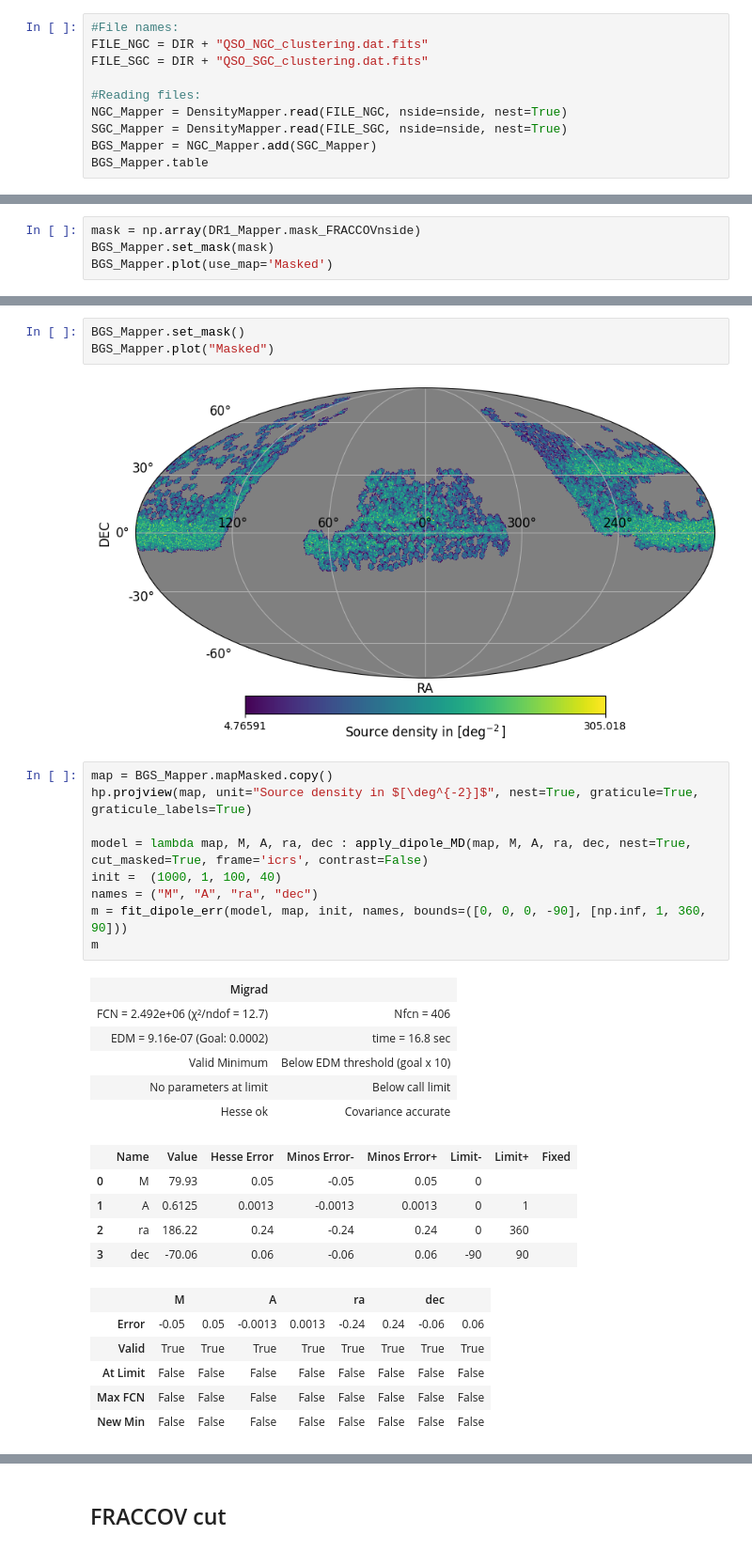
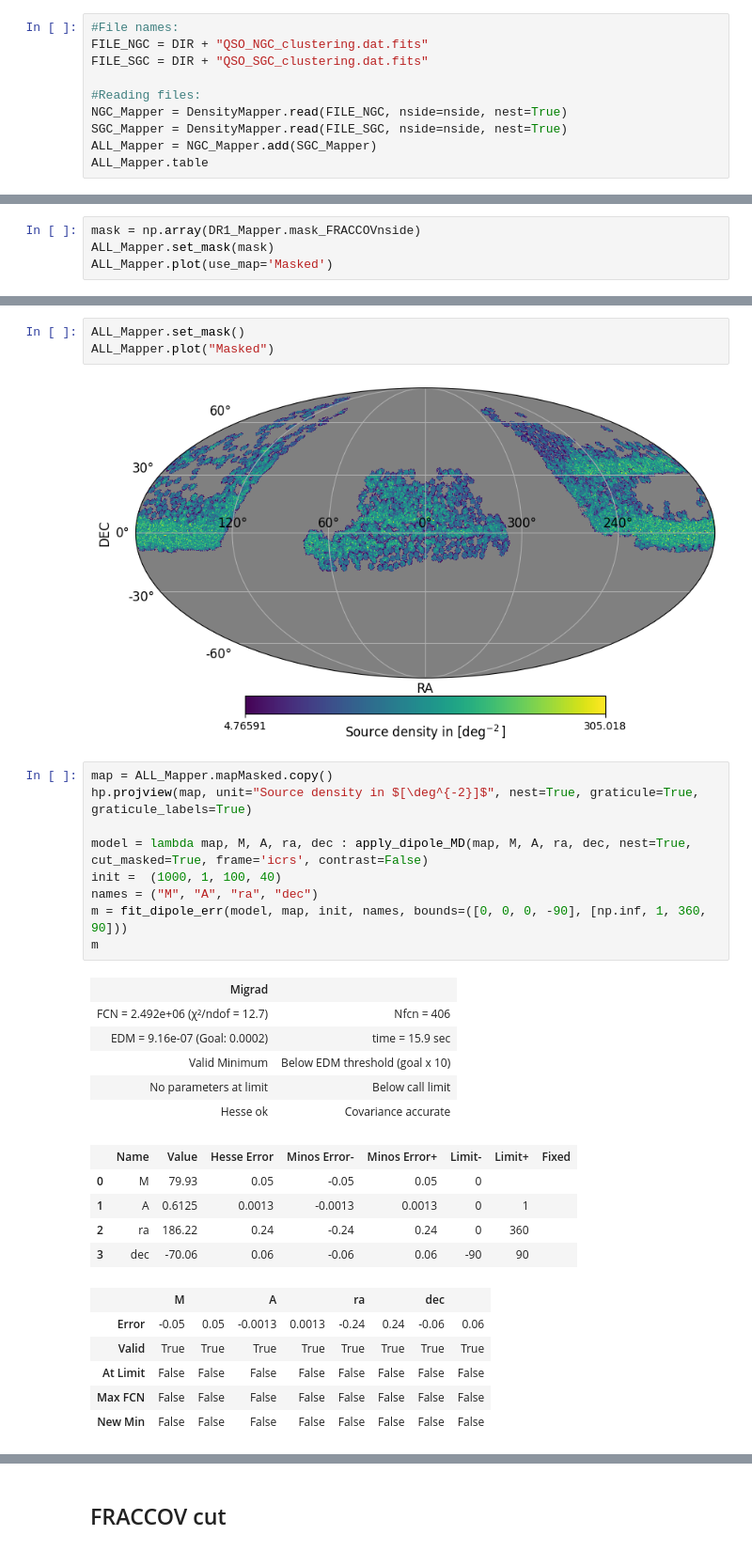
Before and after one commit to johannct/M2_Stage_Code, a Jupyter notebook: DESI QSO FRACCOV.ipynb, the cells around one changed output, grey strips where cells are left out. Shown at 94% size. Cells and saved outputs as stored; diff of their text form.

```diff
--- a/DESI QSO FRACCOV.ipynb
+++ b/DESI QSO FRACCOV.ipynb
@@ -70,8 +70,8 @@ FILE_SGC = DIR + "QSO_SGC_clustering.dat.fits"
 #Reading files:
 NGC_Mapper = DensityMapper.read(FILE_NGC, nside=nside, nest=True)
 SGC_Mapper = DensityMapper.read(FILE_SGC, nside=nside, nest=True)
-BGS_Mapper = NGC_Mapper.add(SGC_Mapper)
-BGS_Mapper.table
+ALL_Mapper = NGC_Mapper.add(SGC_Mapper)
+ALL_Mapper.table
 # %% [output]
 Table length=1223401
 | TARGETID | NTILE | RA | DEC | PHOTSYS | Z | FRAC_TLOBS_TILES | WEIGHT_ZFAIL | WEIGHT_RF | BITWEIGHTS | ... |
@@ -99,28 +99,28 @@ BGS_Mapper.plot(use_map='')
 [figure]
 # %%
 mask = np.array(DR1_Mapper.mask_FRACCOVnside)
-BGS_Mapper.set_mask(mask)
-BGS_Mapper.plot(use_map='Masked')
+ALL_Mapper.set_mask(mask)
+ALL_Mapper.plot(use_map='Masked')
 # %% [output]
 [figure]
 # %%
-BGS_Mapper.set_mask()
-BGS_Mapper.plot("Masked")
+ALL_Mapper.set_mask()
+ALL_Mapper.plot("Masked")
 # %% [output]
 [figure]
 # %%
-map = BGS_Mapper.mapMasked.copy()
+map = ALL_Mapper.mapMasked.copy()
 hp.projview(map, unit="Source density in $[\deg^{-2}]$", nest=True, graticule=True, graticule_labels=True)
 
 model = lambda map, M, A, ra, dec : apply_dipole_MD(map, M, A, ra, dec, nest=True, cut_masked=True, frame='icrs', contrast=False)
 init =  (1000, 1, 100, 40)
 names = ("M", "A", "ra", "dec")
 m = fit_dipole_err(model, map, init, names, bounds=([0, 0, 0, -90], [np.inf, 1, 360, 90]))
 m
 # %% [output]
 | Migrad |  |
 | FCN = 2.492e+06 (χ²/ndof = 12.7) | Nfcn = 406 |
-| EDM = 9.16e-07 (Goal: 0.0002) | time = 16.8 sec |
+| EDM = 9.16e-07 (Goal: 0.0002) | time = 15.9 sec |
 | Valid Minimum | Below EDM threshold (goal x 10) |
 | No parameters at limit | Below call limit |
 | Hesse ok | Covariance accurate |
```
Also changed, not shown: parts of 5 cells of this notebook, 4 other files.
